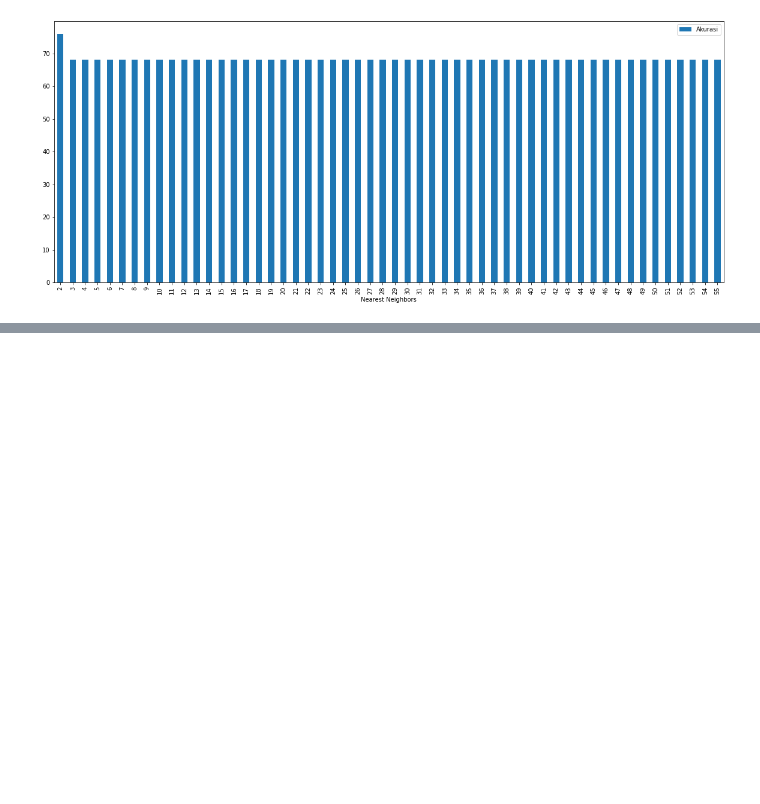
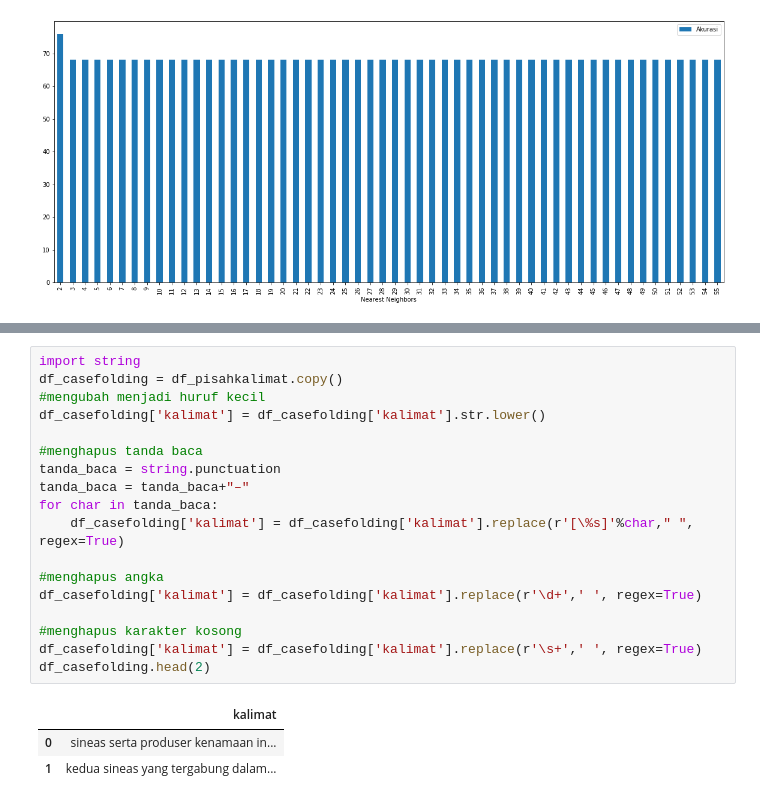
Before and after one commit to smilesense/Web-Mining, a Jupyter notebook: _sources/notebooks.ipynb, the cells around one changed output, grey strips where cells are left out. Drawn from its saved outputs; the diff is of its cells as text; blank space fills up the shorter version.

```diff
--- a/_sources/notebooks.ipynb
+++ b/_sources/notebooks.ipynb
@@ -597,0 +804,22 @@ dfprediksi
+# %%
+import string
+df_casefolding = df_pisahkalimat.copy()
+#mengubah menjadi huruf kecil
+df_casefolding['kalimat'] = df_casefolding['kalimat'].str.lower()
+
+#menghapus tanda baca
+tanda_baca = string.punctuation
+tanda_baca = tanda_baca+"–"
+for char in tanda_baca:
+    df_casefolding['kalimat'] = df_casefolding['kalimat'].replace(r'[\%s]'%char," ", regex=True)
+
+#menghapus angka
+df_casefolding['kalimat'] = df_casefolding['kalimat'].replace(r'\d+',' ', regex=True)
+
+#menghapus karakter kosong
+df_casefolding['kalimat'] = df_casefolding['kalimat'].replace(r'\s+',' ', regex=True)
+df_casefolding.head(2)
+# %% [output]
+|  | kalimat |
+| 0 | sineas serta produser kenamaan in... |
+| 1 | kedua sineas yang tergabung dalam... |
```
Also changed, not shown: parts of 73 cells of this notebook, 11 other files.
